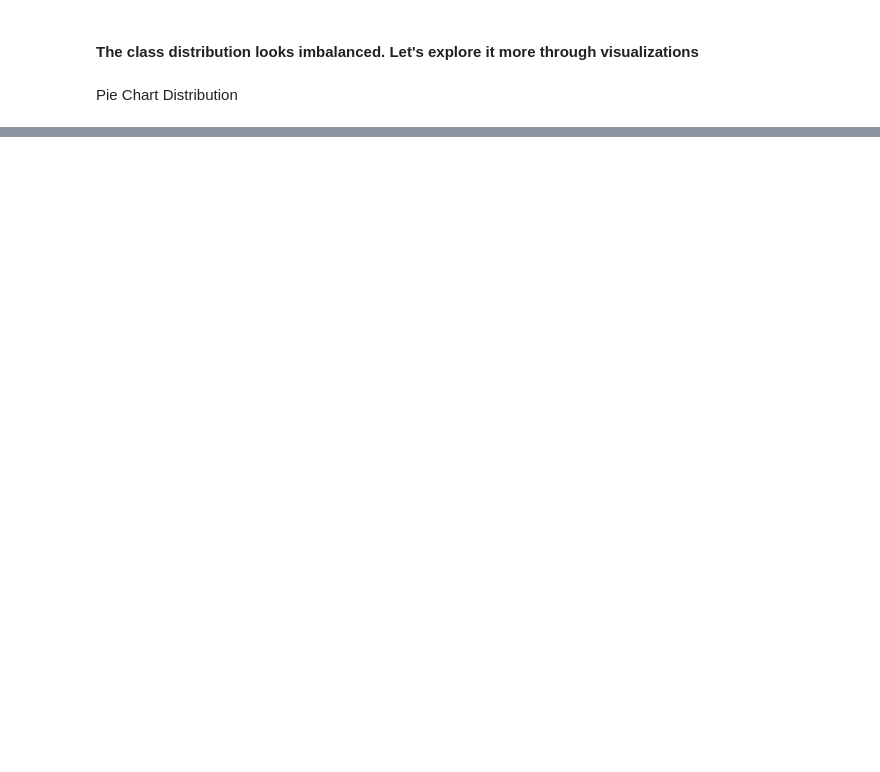
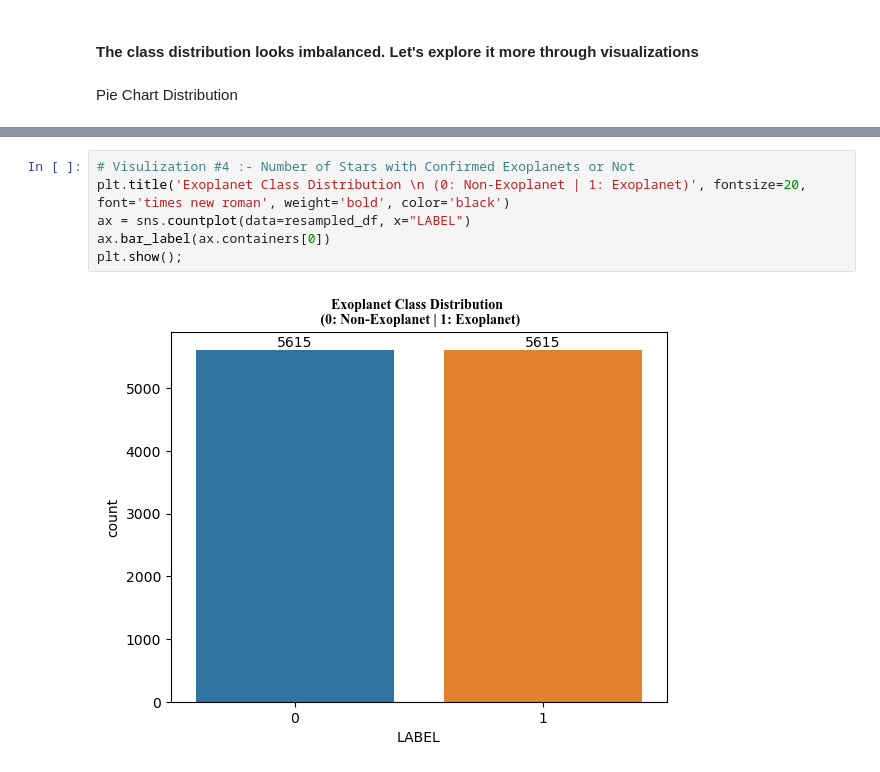
Before and after one commit to shekar-raja/exoplanet-detection-system-ml, a Jupyter notebook: Exoplanet Detection System.ipynb, the cells around one changed output, grey strips where cells are left out. Cells and saved outputs as stored; diff of their text form; blank space fills up the shorter version.

```diff
--- a/Exoplanet Detection System.ipynb
+++ b/Exoplanet Detection System.ipynb
@@ -121,0 +250,8 @@ plt.show()
+# %%
+# Visulization #4 :- Number of Stars with Confirmed Exoplanets or Not
+plt.title('Exoplanet Class Distribution \n (0: Non-Exoplanet | 1: Exoplanet)', fontsize=20, font='times new roman', weight='bold', color='black')
+ax = sns.countplot(data=resampled_df, x="LABEL")
+ax.bar_label(ax.containers[0])
+plt.show();
+# %% [output]
+[figure, added]
```
Also changed, not shown: parts of 36 cells of this notebook.
